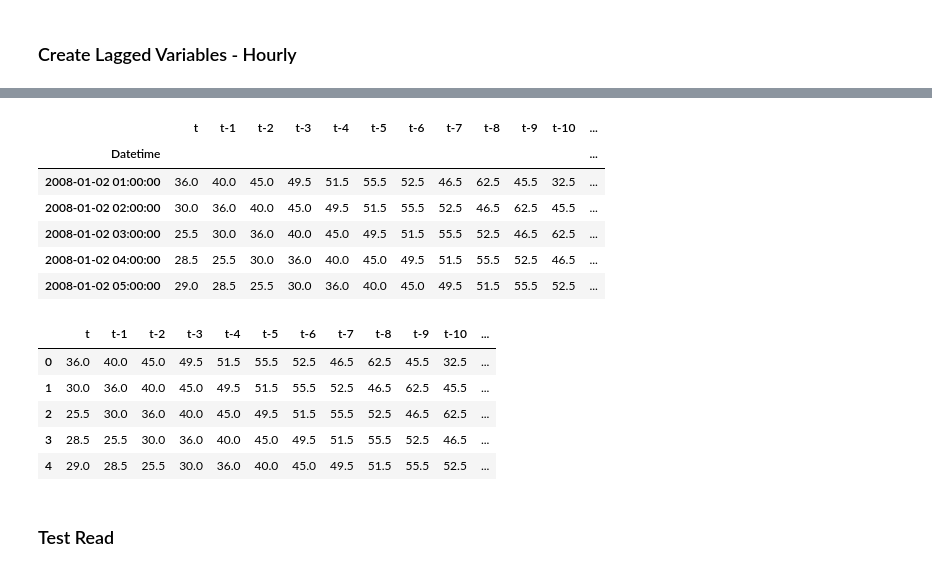
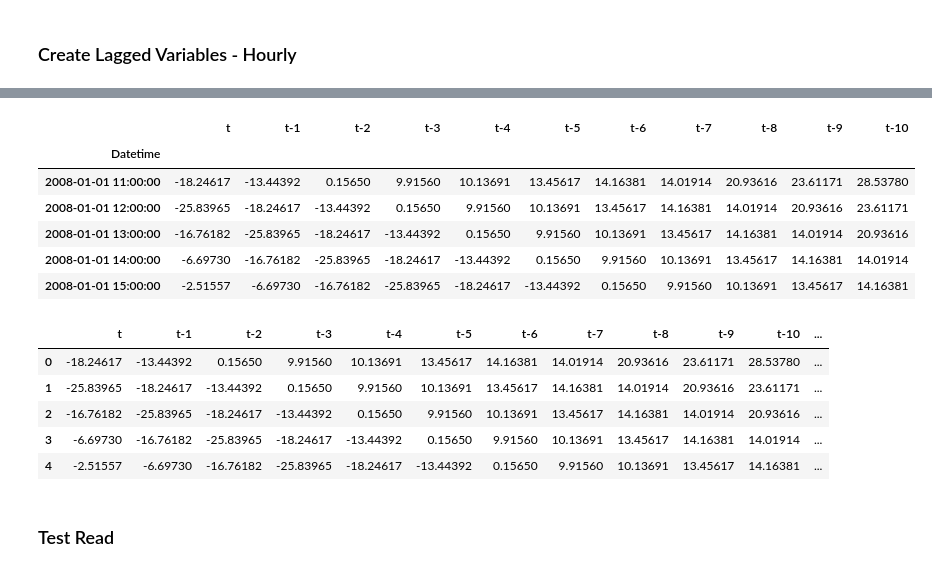
Before and after one commit to ksatola/air-polution, a Jupyter notebook: agh/050_Model_Prepare_Data.ipynb, the cells around one changed output, grey strips where cells are left out. Cells and saved outputs as stored; diff of their text form; code cells hidden in the pictures.

```diff
--- a/agh/050_Model_Prepare_Data.ipynb
+++ b/agh/050_Model_Prepare_Data.ipynb
@@ -220,0 +214,3 @@ df.head()
+# %%
+# Decompose time series
+decomposed_df = plot_stl(data=df['pm25'], period=365, low_pass=367)
@@ -220,0 +227,4 @@ df.head()
+# %%
+df = decomposed_df.resid.to_frame()
+df.columns = ['pm25']
+df.head()
@@ -221,12 +243,14 @@ df.head()
 # %%
-# Create 24 hours of lag values to predict current observation
+# Create 10 hours of lag values to predict current observation (correlation coefficient > 0.4)
 df24h = pd.DataFrame()
+
+lags = 10
 
 # Create column t
 df24h['t'] = df['pm25']
 
-for i in range(1, 25):
+for i in range(1, lags+1):
     df24h[['t-'+str(i)]] = df.shift(i)
 
-df24h.head(26)
+df24h.head(lags+1)
 # %% [output]
@@ -251,26 +270,26 @@ df24h.head(26)
 # %%
 # Remove NaNs
-df24h = df24h.iloc[24:]
+df24h = df24h.iloc[lags:]
 df24h.head()
 # %% [output]
-|  | t | t-1 | t-2 | t-3 | t-4 | t-5 | t-6 | t-7 | t-8 | t-9 | t-10 | ... |
-| Datetime |  |  |  |  |  |  |  |  |  |  |  | ... |
-| 2008-01-02 01:00:00 | 36.0 | 40.0 | 45.0 | 49.5 | 51.5 | 55.5 | 52.5 | 46.5 | 62.5 | 45.5 | 32.5 | ... |
-| 2008-01-02 02:00:00 | 30.0 | 36.0 | 40.0 | 45.0 | 49.5 | 51.5 | 55.5 | 52.5 | 46.5 | 62.5 | 45.5 | ... |
-| 2008-01-02 03:00:00 | 25.5 | 30.0 | 36.0 | 40.0 | 45.0 | 49.5 | 51.5 | 55.5 | 52.5 | 46.5 | 62.5 | ... |
-| 2008-01-02 04:00:00 | 28.5 | 25.5 | 30.0 | 36.0 | 40.0 | 45.0 | 49.5 | 51.5 | 55.5 | 52.5 | 46.5 | ... |
-| 2008-01-02 05:00:00 | 29.0 | 28.5 | 25.5 | 30.0 | 36.0 | 40.0 | 45.0 | 49.5 | 51.5 | 55.5 | 52.5 | ... |
+|  | t | t-1 | t-2 | t-3 | t-4 | t-5 | t-6 | t-7 | t-8 | t-9 | t-10 |
+| Datetime |  |  |  |  |  |  |  |  |  |  |  |
+| 2008-01-01 11:00:00 | -18.24617 | -13.44392 | 0.15650 | 9.91560 | 10.13691 | 13.45617 | 14.16381 | 14.01914 | 20.93616 | 23.61171 | 28.53780 |
+| 2008-01-01 12:00:00 | -25.83965 | -18.24617 | -13.44392 | 0.15650 | 9.91560 | 10.13691 | 13.45617 | 14.16381 | 14.01914 | 20.93616 | 23.61171 |
+| 2008-01-01 13:00:00 | -16.76182 | -25.83965 | -18.24617 | -13.44392 | 0.15650 | 9.91560 | 10.13691 | 13.45617 | 14.16381 | 14.01914 | 20.93616 |
+| 2008-01-01 14:00:00 | -6.69730 | -16.76182 | -25.83965 | -18.24617 | -13.44392 | 0.15650 | 9.91560 | 10.13691 | 13.45617 | 14.16381 | 14.01914 |
+| 2008-01-01 15:00:00 | -2.51557 | -6.69730 | -16.76182 | -25.83965 | -18.24617 | -13.44392 | 0.15650 | 9.91560 | 10.13691 | 13.45617 | 14.16381 |
 # %%
 # Remove Datetime index and calculate date-related features from it
 df24h = build_datetime_features(df24h, 'Datetime')
 df24h.head()
 # %% [output]
 |  | t | t-1 | t-2 | t-3 | t-4 | t-5 | t-6 | t-7 | t-8 | t-9 | t-10 | ... |
-| 0 | 36.0 | 40.0 | 45.0 | 49.5 | 51.5 | 55.5 | 52.5 | 46.5 | 62.5 | 45.5 | 32.5 | ... |
-| 1 | 30.0 | 36.0 | 40.0 | 45.0 | 49.5 | 51.5 | 55.5 | 52.5 | 46.5 | 62.5 | 45.5 | ... |
-| 2 | 25.5 | 30.0 | 36.0 | 40.0 | 45.0 | 49.5 | 51.5 | 55.5 | 52.5 | 46.5 | 62.5 | ... |
-| 3 | 28.5 | 25.5 | 30.0 | 36.0 | 40.0 | 45.0 | 49.5 | 51.5 | 55.5 | 52.5 | 46.5 | ... |
-| 4 | 29.0 | 28.5 | 25.5 | 30.0 | 36.0 | 40.0 | 45.0 | 49.5 | 51.5 | 55.5 | 52.5 | ... |
+| 0 | -18.24617 | -13.44392 | 0.15650 | 9.91560 | 10.13691 | 13.45617 | 14.16381 | 14.01914 | 20.93616 | 23.61171 | 28.53780 | ... |
+| 1 | -25.83965 | -18.24617 | -13.44392 | 0.15650 | 9.91560 | 10.13691 | 13.45617 | 14.16381 | 14.01914 | 20.93616 | 23.61171 | ... |
+| 2 | -16.76182 | -25.83965 | -18.24617 | -13.44392 | 0.15650 | 9.91560 | 10.13691 | 13.45617 | 14.16381 | 14.01914 | 20.93616 | ... |
+| 3 | -6.69730 | -16.76182 | -25.83965 | -18.24617 | -13.44392 | 0.15650 | 9.91560 | 10.13691 | 13.45617 | 14.16381 | 14.01914 | ... |
+| 4 | -2.51557 | -6.69730 | -16.76182 | -25.83965 | -18.24617 | -13.44392 | 0.15650 | 9.91560 | 10.13691 | 13.45617 | 14.16381 | ... |
 # %%
 data_file_hdf = data_path + 'dfpm25_2008-2018_ml_24hours_lags.hdf'
 df24h.to_hdf(data_file_hdf, key='df', mode='w')
```
Also changed, not shown: parts of 22 cells of this notebook, 15 other files.
